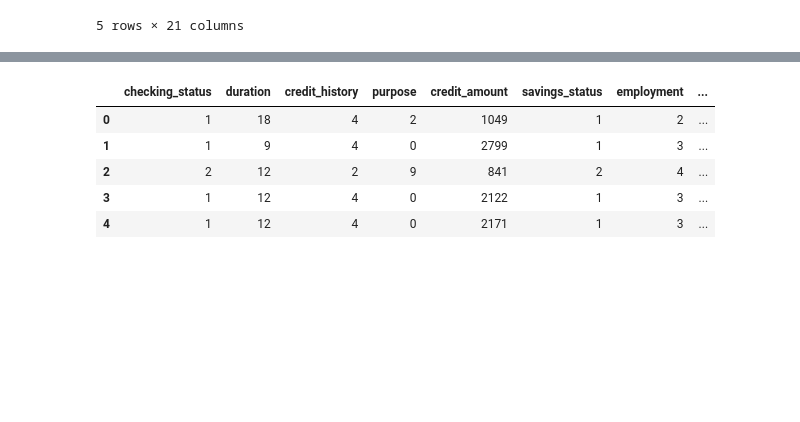
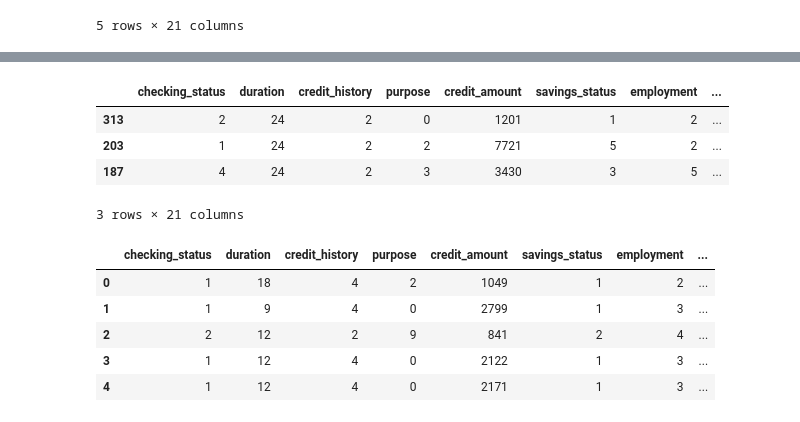
Before and after one commit to F-U-Njoku/fs_tutorial, a Jupyter notebook: EDBT Tutorial.ipynb, the cells around one changed output, grey strips where cells are left out. Saved outputs shown, nothing was run; the diff lists cells and outputs as text; code cells hidden in the pictures; blank space fills up the shorter version.

```diff
--- a/EDBT Tutorial.ipynb
+++ b/EDBT Tutorial.ipynb
@@ -212,3 +202,11 @@ data.head()
+# %%
+data.sample(3)
+# %% [output]
+|  | checking_status | duration | credit_history | purpose | credit_amount | savings_status | employment | ... |
+| 313 | 2 | 24 | 2 | 0 | 1201 | 1 | 2 | ... |
+| 203 | 1 | 24 | 2 | 2 | 7721 | 5 | 2 | ... |
+| 187 | 4 | 24 | 2 | 3 | 3430 | 3 | 5 | ... |
+3 rows × 21 columns
 # %%
 # Display data
 X = data.drop(["credit"], axis=1)
```
Also changed, not shown: parts of 36 cells of this notebook, 8 other files.
